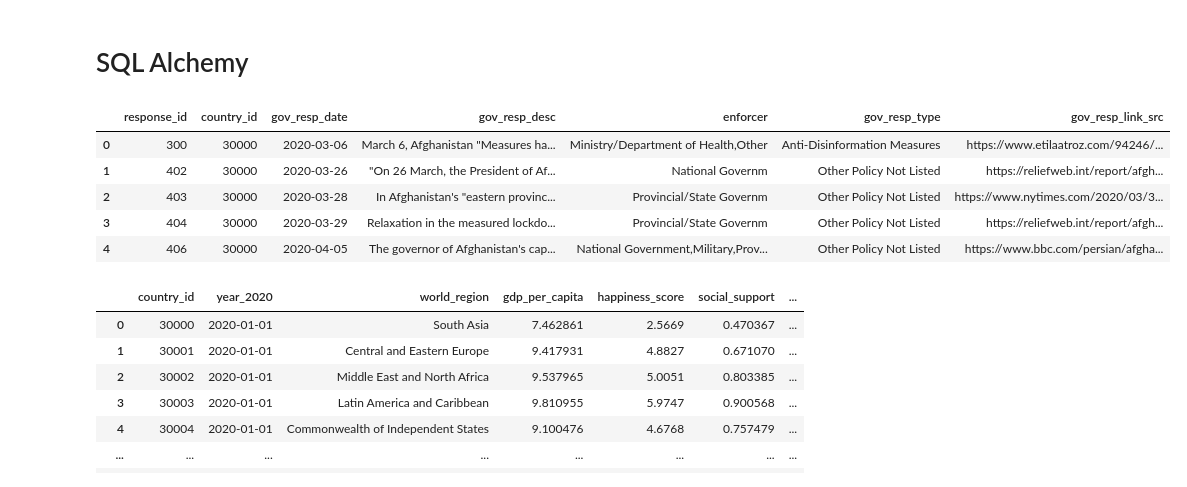
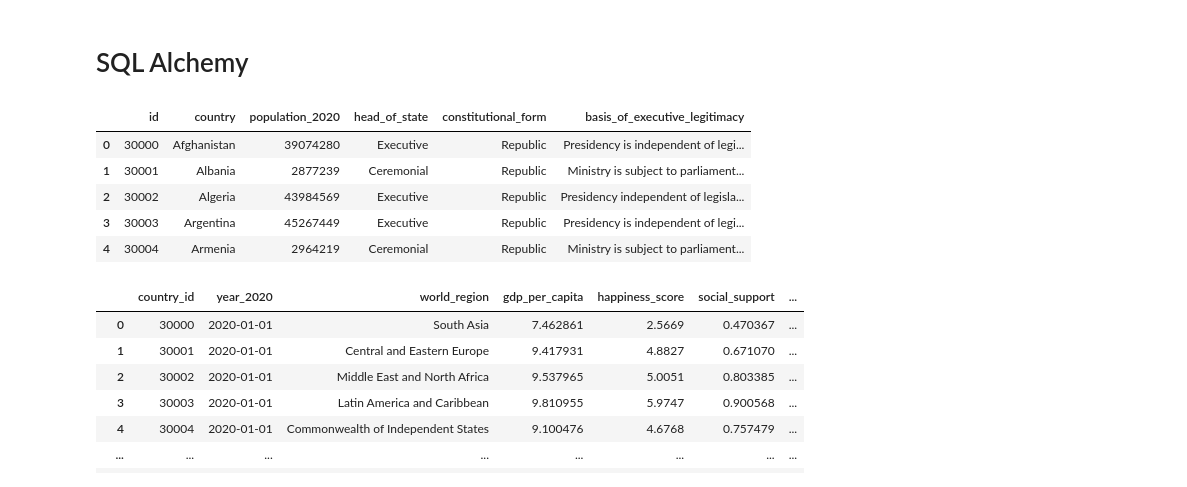
Before and after one commit to jonathanezeugo/Happiness_vs_Pandemic, a Jupyter notebook: happiness_vs_pandemic_queries.ipynb, the cells around one changed output. Saved outputs shown, nothing was run; the diff lists cells and outputs as text; code cells hidden in the pictures.

```diff
--- a/happiness_vs_pandemic_queries.ipynb
+++ b/happiness_vs_pandemic_queries.ipynb
@@ -158,15 +158,15 @@ world_happiness.to_sql(name='world_happiness',con=engine, if_exists='append',ind
 world_covid_data.to_sql(name='world_covid_data',con=engine, if_exists='append',index=False)
 gov_response.to_sql(name='gov_response',con=engine, if_exists='append',index=False)
 # %%
-response = pd.read_sql("SELECT * FROM gov_response", conn )
-response.head()
+govt = pd.read_sql("SELECT * FROM un_govt", conn )
+govt.head()
 # %% [output]
-|  | response_id | country_id | gov_resp_date | gov_resp_desc | enforcer | gov_resp_type | gov_resp_link_src |
-| 0 | 300 | 30000 | 2020-03-06 | March 6, Afghanistan "Measures ha... | Ministry/Department of Health,Other | Anti-Disinformation Measures | https://www.etilaatroz.com/94246/... |
-| 1 | 402 | 30000 | 2020-03-26 | "On 26 March, the President of Af... | National Governm | Other Policy Not Listed | https://reliefweb.int/report/afgh... |
-| 2 | 403 | 30000 | 2020-03-28 | In Afghanistan's "eastern provinc... | Provincial/State Governm | Other Policy Not Listed | https://www.nytimes.com/2020/03/3... |
-| 3 | 404 | 30000 | 2020-03-29 | Relaxation in the measured lockdo... | Provincial/State Governm | Other Policy Not Listed | https://reliefweb.int/report/afgh... |
-| 4 | 406 | 30000 | 2020-04-05 | The governor of Afghanistan's cap... | National Government,Military,Prov... | Other Policy Not Listed | https://www.bbc.com/persian/afgha... |
+|  | id | country | population_2020 | head_of_state | constitutional_form | basis_of_executive_legitimacy |
+| 0 | 30000 | Afghanistan | 39074280 | Executive | Republic | Presidency is independent of legi... |
+| 1 | 30001 | Albania | 2877239 | Ceremonial | Republic | Ministry is subject to parliament... |
+| 2 | 30002 | Algeria | 43984569 | Executive | Republic | Presidency independent of legisla... |
+| 3 | 30003 | Argentina | 45267449 | Executive | Republic | Presidency is independent of legi... |
+| 4 | 30004 | Armenia | 2964219 | Ceremonial | Republic | Ministry is subject to parliament... |
 # %%
 world_hap = pd.read_sql("SELECT * FROM world_happiness" , conn )
 world_hap
```
Also changed, not shown: parts of 4 cells of this notebook, 7 other files.
